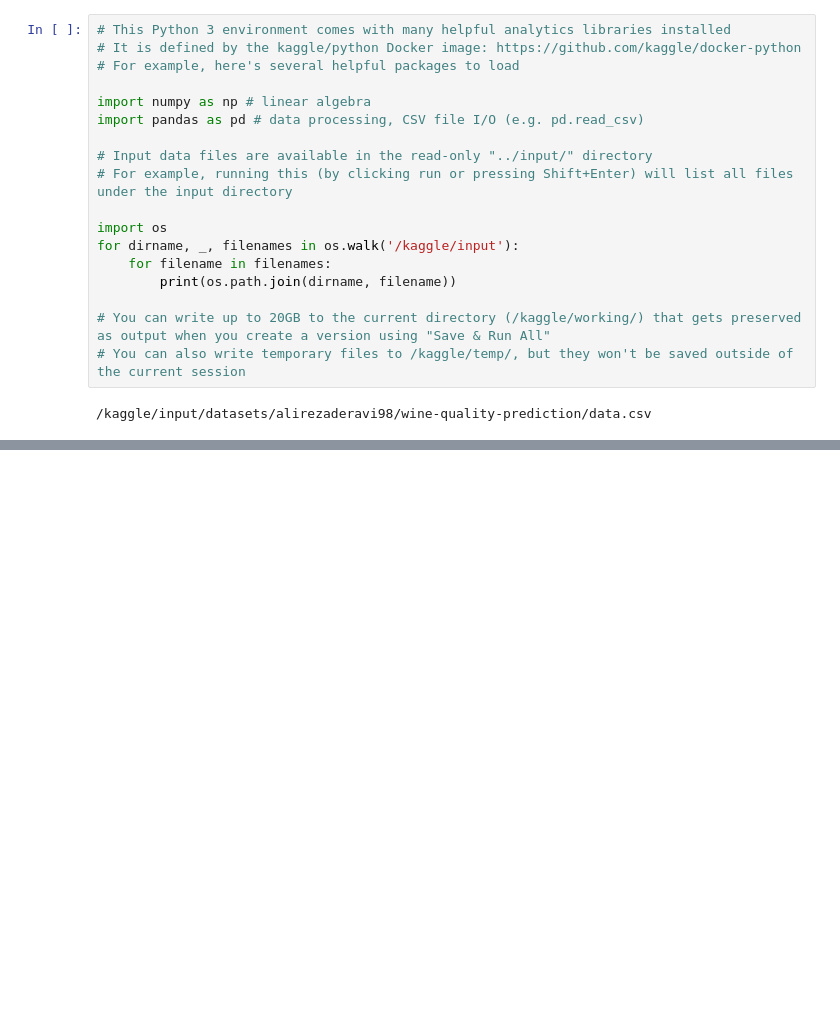
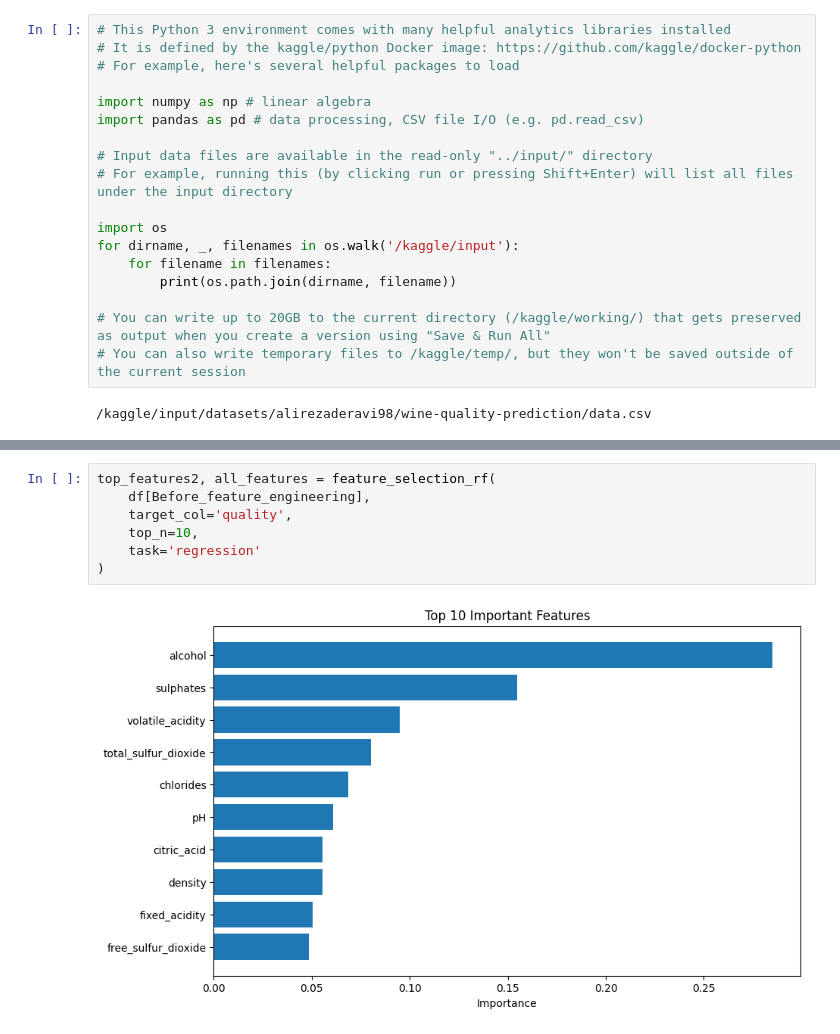
Before and after one commit to alirezaderavi/Wine-Quality-Prediction, a Jupyter notebook: notebooka85004353b.ipynb, the cells around one changed output, grey strips where cells are left out. Saved outputs shown, nothing was run; the diff lists cells and outputs as text; blank space fills up the shorter version.

```diff
--- a/notebooka85004353b.ipynb
+++ b/notebooka85004353b.ipynb
@@ -20,0 +376,9 @@ for dirname, _, filenames in os.walk('/kaggle/input'):
+# %%
+top_features2, all_features = feature_selection_rf(
+    df[Before_feature_engineering],
+    target_col='quality',
+    top_n=10,
+    task='regression'
+)
+# %% [output]
+[figure, added]
```
Also changed, not shown: parts of 13 cells of this notebook.
